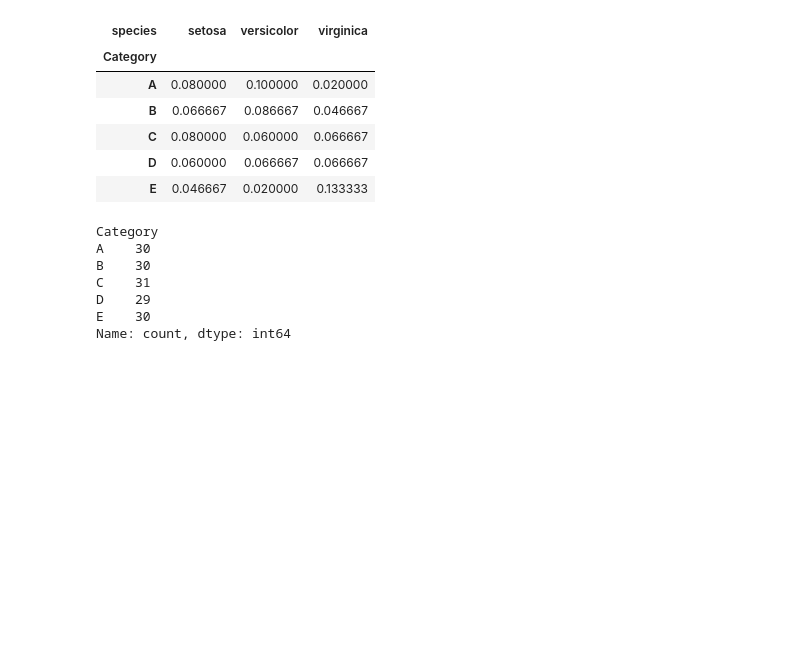
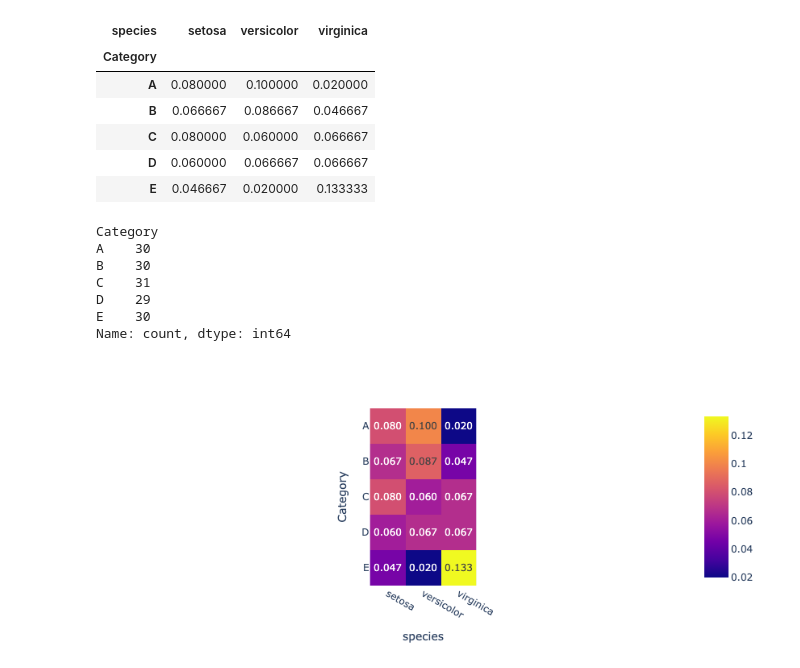
Before and after one commit to Arch-jyh/iris_books, a Jupyter notebook: book1/23/exersice.ipynb, the cells around one changed output. Drawn from its saved outputs; the diff is of its cells as text; code cells hidden in the pictures; blank space fills up the shorter version.

```diff
--- a/book1/23/exersice.ipynb
+++ b/book1/23/exersice.ipynb
@@ -154,3 +154,8 @@ C    31
 D    29
 E    30
 Name: count, dtype: int64
+# %%
+fig = px.imshow(prob_matrix,text_auto = '.3f')
+fig.show()
+# %% [output]
+[figure, added]
```
Also changed, not shown: parts of 12 cells of this notebook, 1 other file.
